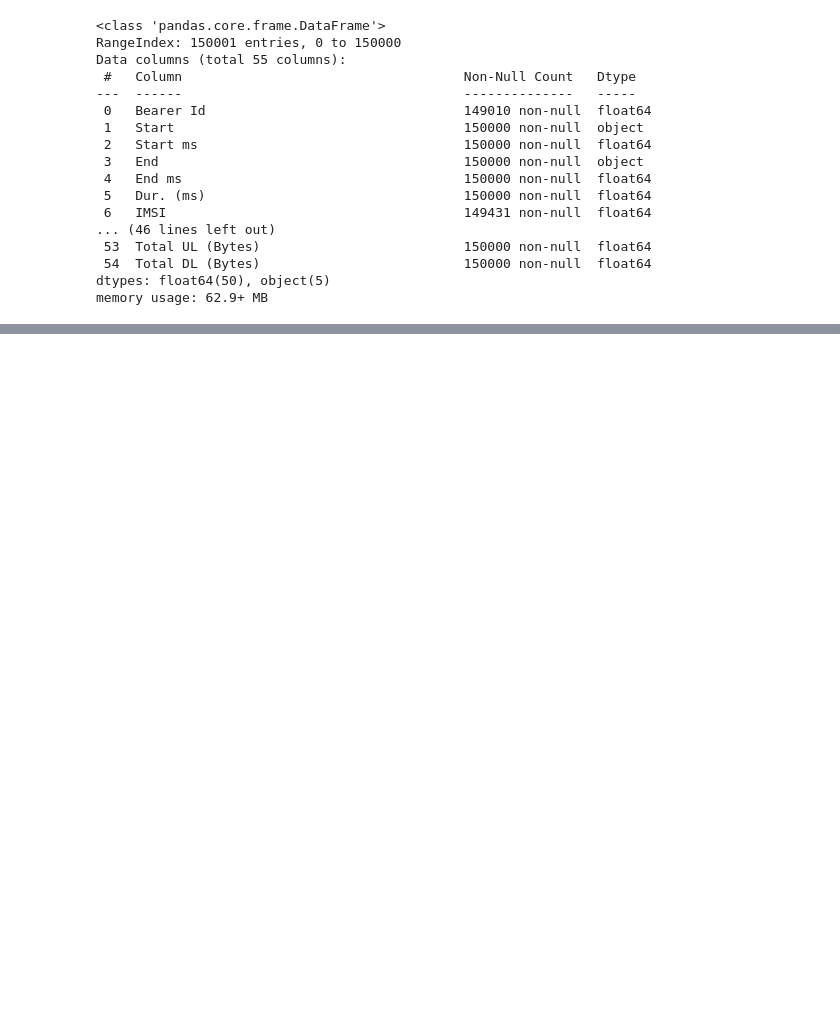
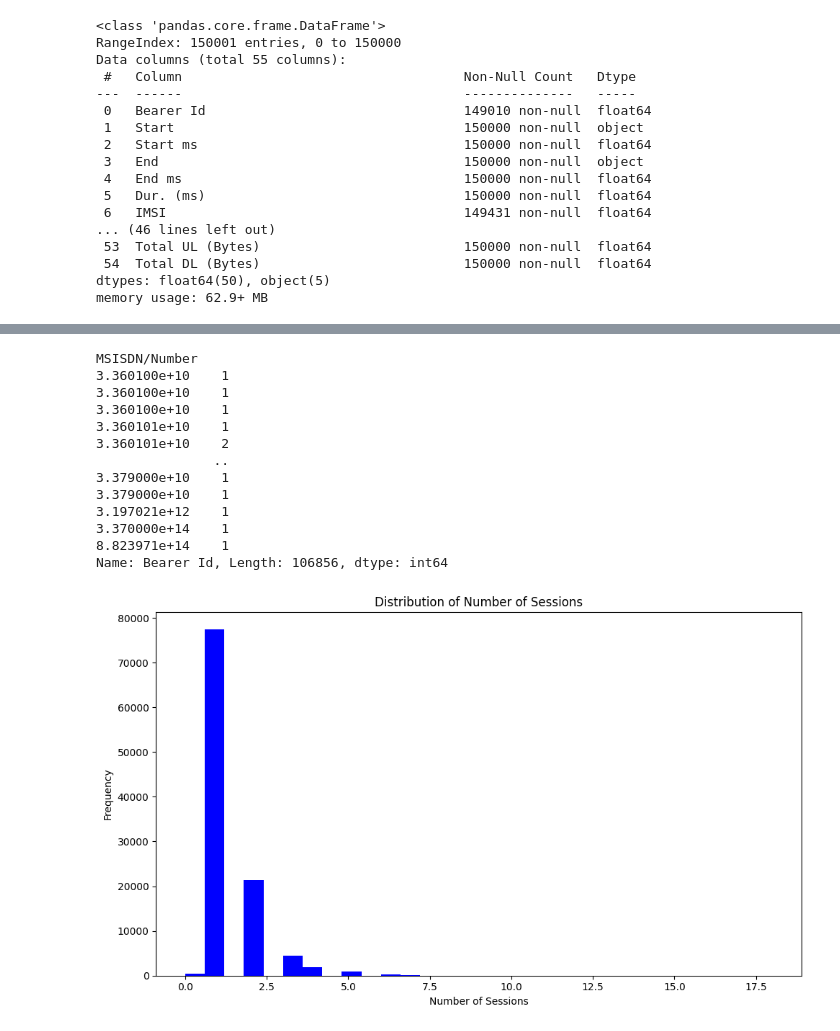
Before and after one commit to IamYunusAli/Acquired, a Jupyter notebook: notebooks/Company_analysis.ipynb, the cells around one changed output, grey strips where cells are left out. Saved outputs shown, nothing was run; the diff lists cells and outputs as text; code cells hidden in the pictures; blank space fills up the shorter version.

```diff
--- a/notebooks/Company_analysis.ipynb
+++ b/notebooks/Company_analysis.ipynb
@@ -193 +225,28 @@ dtype: int64
+# %%
+sessions_num = df.groupby('MSISDN/Number')['Bearer Id'].count()
+print(sessions_num)
+
+#plot
+plt.figure(figsize=(10, 6))
+sessions_num.plot(kind='hist', bins=30, color='blue')
+plt.title('Distribution of Number of Sessions')
+plt.xlabel('Number of Sessions')
+plt.ylabel('Frequency')
+plt.tight_layout()
+plt.show()
+# %% [output]
+MSISDN/Number
+3.360100e+10    1
+3.360100e+10    1
+3.360100e+10    1
+3.360101e+10    1
+3.360101e+10    2
+               ..
+3.379000e+10    1
+3.379000e+10    1
+3.197021e+12    1
+3.370000e+14    1
+8.823971e+14    1
+Name: Bearer Id, Length: 106856, dtype: int64
+[figure, added]
 # %%
```
Also changed, not shown: parts of 17 cells of this notebook.
